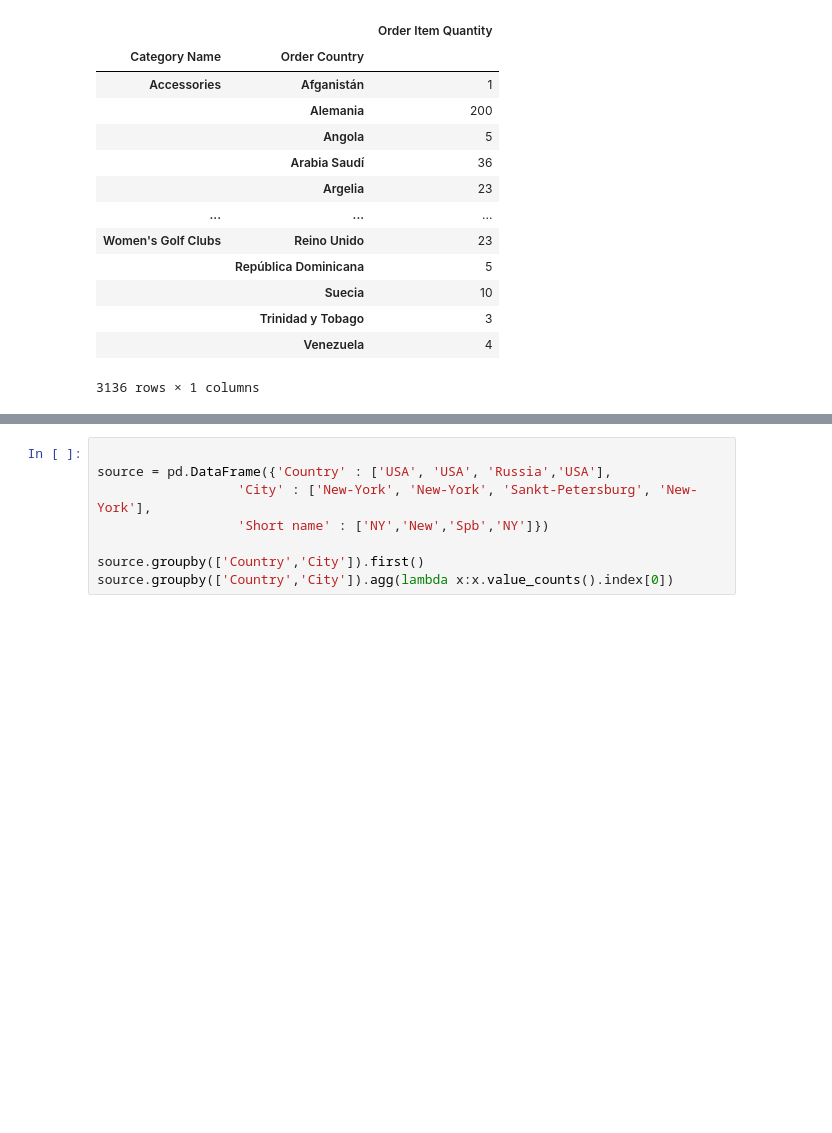
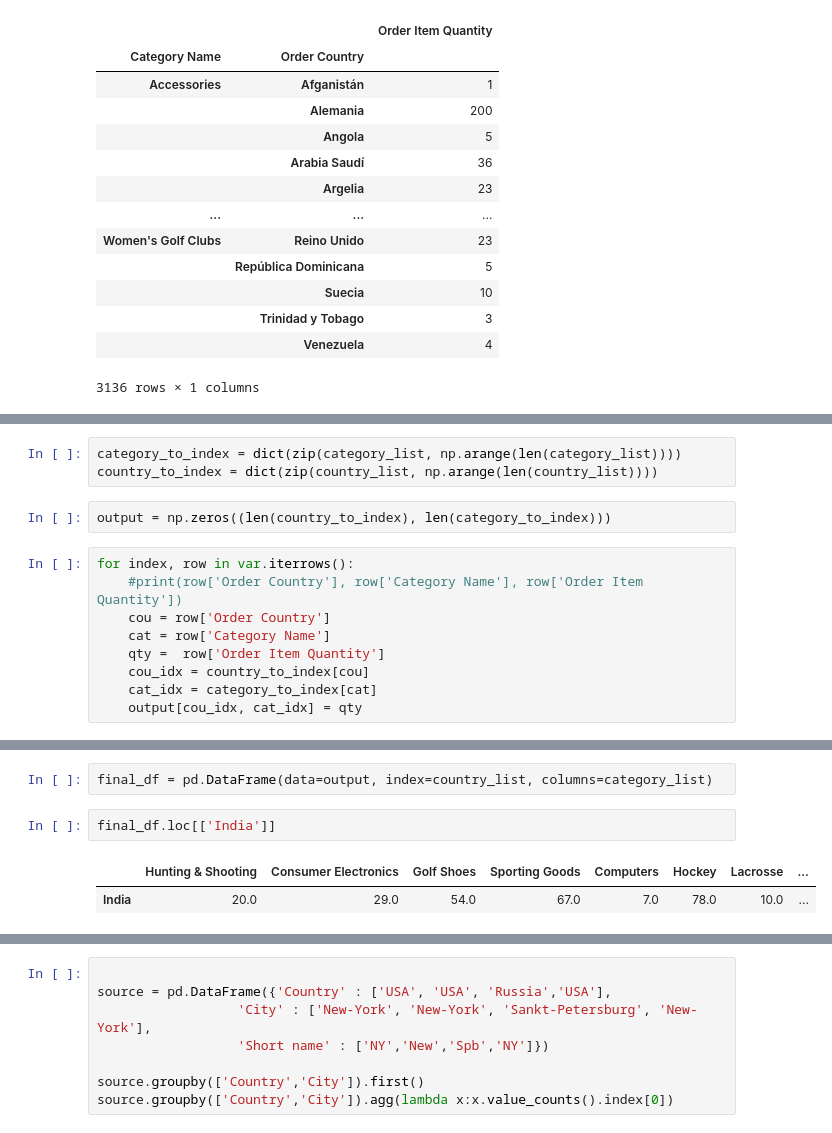
Before and after one commit to vishalsmak/supply-chain-orchestration, a Jupyter notebook: src/scm-notebook/scm_multi_model.ipynb, the cells around one changed output, grey strips where cells are left out. Saved outputs shown, nothing was run; the diff lists cells and outputs as text; blank space fills up the shorter version.

```diff
--- a/src/scm-notebook/scm_multi_model.ipynb
+++ b/src/scm-notebook/scm_multi_model.ipynb
@@ -135,0 +155,14 @@ var
+# %%
+category_to_index = dict(zip(category_list, np.arange(len(category_list))))
+country_to_index = dict(zip(country_list, np.arange(len(country_list))))
+# %%
+output = np.zeros((len(country_to_index), len(category_to_index)))
+# %%
+for index, row in var.iterrows():
+    #print(row['Order Country'], row['Category Name'], row['Order Item Quantity'])
+    cou = row['Order Country']
+    cat = row['Category Name']
+    qty =  row['Order Item Quantity']
+    cou_idx = country_to_index[cou]
+    cat_idx = category_to_index[cat]
+    output[cou_idx, cat_idx] = qty
@@ -135,0 +179,7 @@ var
+# %%
+final_df = pd.DataFrame(data=output, index=country_list, columns=category_list)
+# %%
+final_df.loc[['India']]
+# %% [output]
+|  | Hunting & Shooting | Consumer Electronics | Golf Shoes | Sporting Goods | Computers | Hockey | Lacrosse | ... |
+| India | 20.0 | 29.0 | 54.0 | 67.0 | 7.0 | 78.0 | 10.0 | ... |
```
Also changed, not shown: parts of 5 cells of this notebook.
